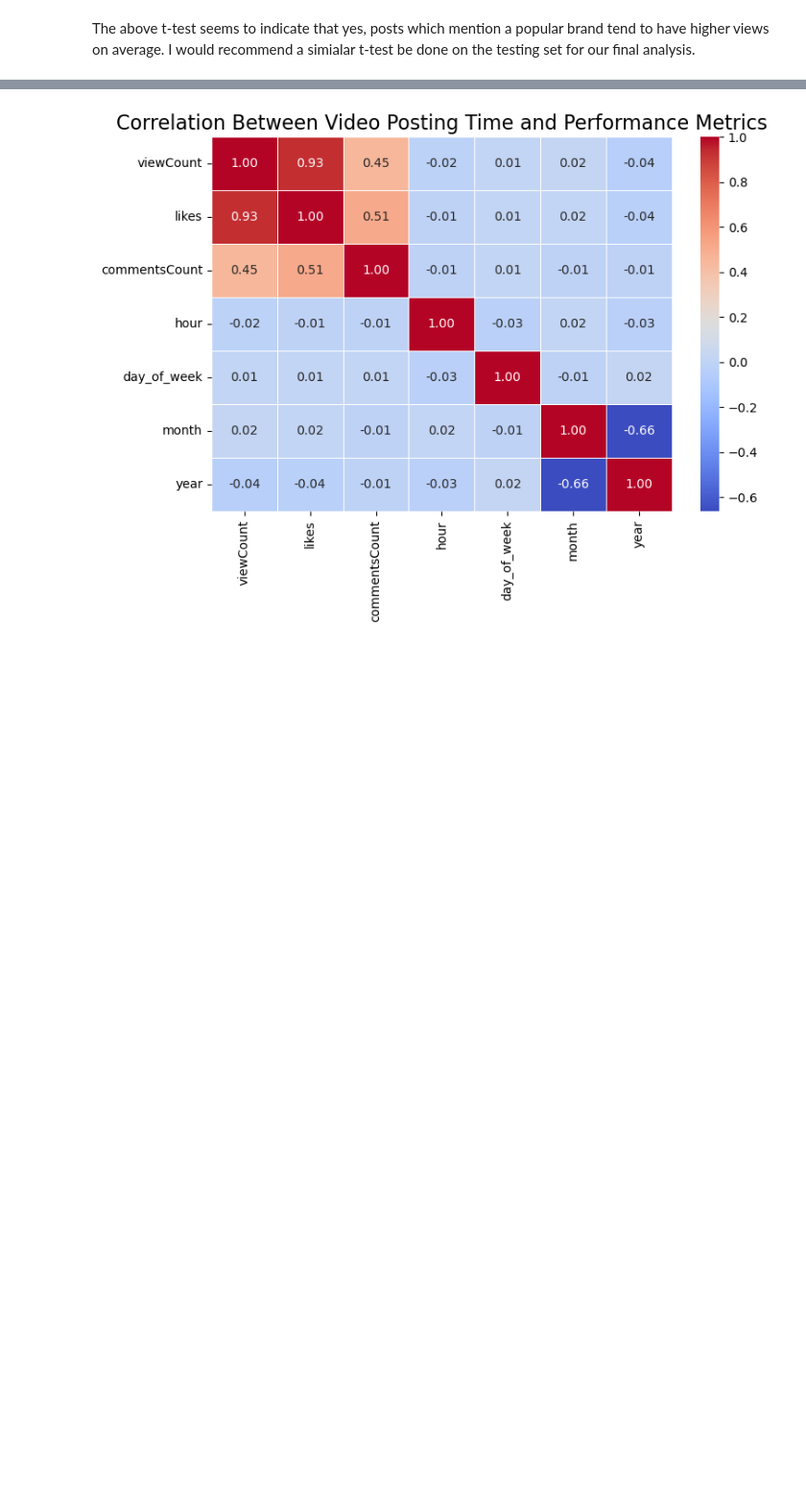
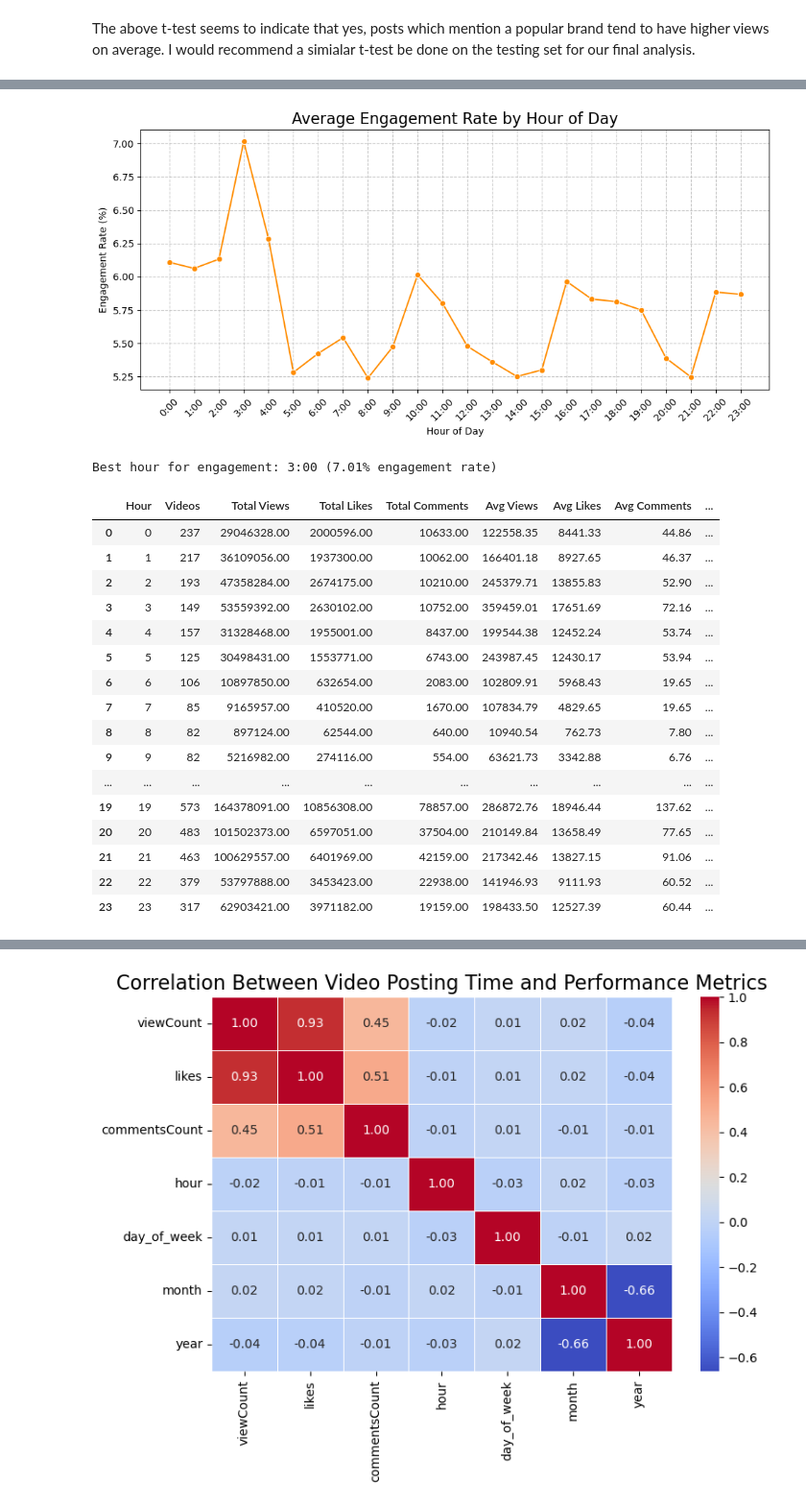
Before and after one commit to pranavrd/erdos-uncreatives, a Jupyter notebook: eda_2/eda_2_fixed.ipynb, the cells around one changed output, grey strips where cells are left out. Shown at 96% size. Drawn from its saved outputs; the diff is of its cells as text; code cells hidden in the pictures; blank space fills up the shorter version.

```diff
--- a/eda_2/eda_2_fixed.ipynb
+++ b/eda_2/eda_2_fixed.ipynb
@@ -1011,0 +1070,67 @@ Cohen's d (effect size): 0.13
+# %%
+hourly_metrics = df1.groupby('hour').agg({
+    'engagement_rate': 'mean'
+}).reset_index()
+
+hourly_metrics['hour_label'] = hourly_metrics['hour'].apply(lambda x: f"{int(x)}:00")
+
+plt.figure(figsize=(10, 5))
+sns.lineplot(x='hour_label', y='engagement_rate', data=hourly_metrics, marker='o', color='darkorange')
+plt.title('Average Engagement Rate by Hour of Day', fontsize=16)
+plt.xlabel('Hour of Day')
+plt.ylabel('Engagement Rate (%)')
+plt.xticks(rotation=45)
+plt.grid(True, linestyle='--', alpha=0.7)
+plt.tight_layout()
+plt.savefig('engagement_by_hour.png')
+plt.show()
+
+best_hour_engagement = hourly_metrics.loc[hourly_metrics['engagement_rate'].idxmax()]
+print(f"Best hour for engagement: {int(best_hour_engagement['hour'])}:00 ({best_hour_engagement['engagement_rate']:.2f}% engagement rate)")
+
+hourly_stats = df1.groupby('hour').agg({
+    'id': 'count',
+    'viewCount': 'sum',
+    'likes': 'sum',
+    'commentsCount': 'sum'
+}).reset_index()
+
+hourly_stats.rename(columns={'id': 'videos'}, inplace=True)
+
+hourly_stats['avg_views'] = hourly_stats['viewCount'] / hourly_stats['videos']
+hourly_stats['avg_likes'] = hourly_stats['likes'] / hourly_stats['videos']
+hourly_stats['avg_comments'] = hourly_stats['commentsCount'] / hourly_stats['videos']
+
+hourly_stats['engagement'] = (hourly_stats['likes'] + hourly_stats['commentsCount']) / hourly_stats['viewCount'] * 100
+
+pd.set_option('display.float_format', '{:.2f}'.format)
+
+table_data = hourly_stats[['hour', 'videos', 'viewCount', 'likes', 'commentsCount',
+                           'avg_views', 'avg_likes', 'avg_comments', 'engagement']]
+
+table_data.columns = ['Hour', 'Videos', 'Total Views', 'Total Likes', 'Total Comments',
+                      'Avg Views', 'Avg Likes', 'Avg Comments', 'Engagement (%)']
+
+
+from IPython.display import display
+display(table_data)
+# %% [output]
+[figure, added]
+Best hour for engagement: 3:00 (7.01% engagement rate)
+|  | Hour | Videos | Total Views | Total Likes | Total Comments | Avg Views | Avg Likes | Avg Comments | ... |
+| 0 | 0 | 237 | 29046328.00 | 2000596.00 | 10633.00 | 122558.35 | 8441.33 | 44.86 | ... |
+| 1 | 1 | 217 | 36109056.00 | 1937300.00 | 10062.00 | 166401.18 | 8927.65 | 46.37 | ... |
+| 2 | 2 | 193 | 47358284.00 | 2674175.00 | 10210.00 | 245379.71 | 13855.83 | 52.90 | ... |
+| 3 | 3 | 149 | 53559392.00 | 2630102.00 | 10752.00 | 359459.01 | 17651.69 | 72.16 | ... |
+| 4 | 4 | 157 | 31328468.00 | 1955001.00 | 8437.00 | 199544.38 | 12452.24 | 53.74 | ... |
+| 5 | 5 | 125 | 30498431.00 | 1553771.00 | 6743.00 | 243987.45 | 12430.17 | 53.94 | ... |
+| 6 | 6 | 106 | 10897850.00 | 632654.00 | 2083.00 | 102809.91 | 5968.43 | 19.65 | ... |
+| 7 | 7 | 85 | 9165957.00 | 410520.00 | 1670.00 | 107834.79 | 4829.65 | 19.65 | ... |
+| 8 | 8 | 82 | 897124.00 | 62544.00 | 640.00 | 10940.54 | 762.73 | 7.80 | ... |
+| 9 | 9 | 82 | 5216982.00 | 274116.00 | 554.00 | 63621.73 | 3342.88 | 6.76 | ... |
+| ... | ... | ... | ... | ... | ... | ... | ... | ... | ... |
+| 19 | 19 | 573 | 164378091.00 | 10856308.00 | 78857.00 | 286872.76 | 18946.44 | 137.62 | ... |
+| 20 | 20 | 483 | 101502373.00 | 6597051.00 | 37504.00 | 210149.84 | 13658.49 | 77.65 | ... |
+| 21 | 21 | 463 | 100629557.00 | 6401969.00 | 42159.00 | 217342.46 | 13827.15 | 91.06 | ... |
+| 22 | 22 | 379 | 53797888.00 | 3453423.00 | 22938.00 | 141946.93 | 9111.93 | 60.52 | ... |
+| 23 | 23 | 317 | 62903421.00 | 3971182.00 | 19159.00 | 198433.50 | 12527.39 | 60.44 | ... |
```
Also changed, not shown: parts of 18 cells of this notebook, 7 other files.
